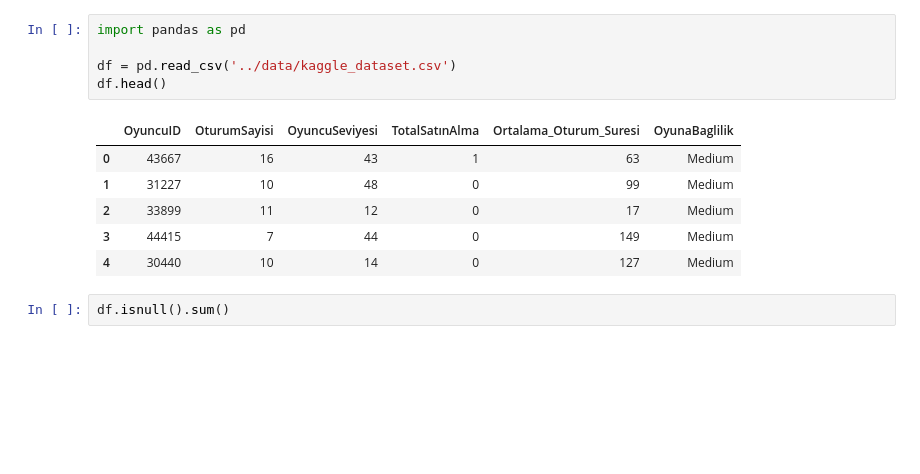
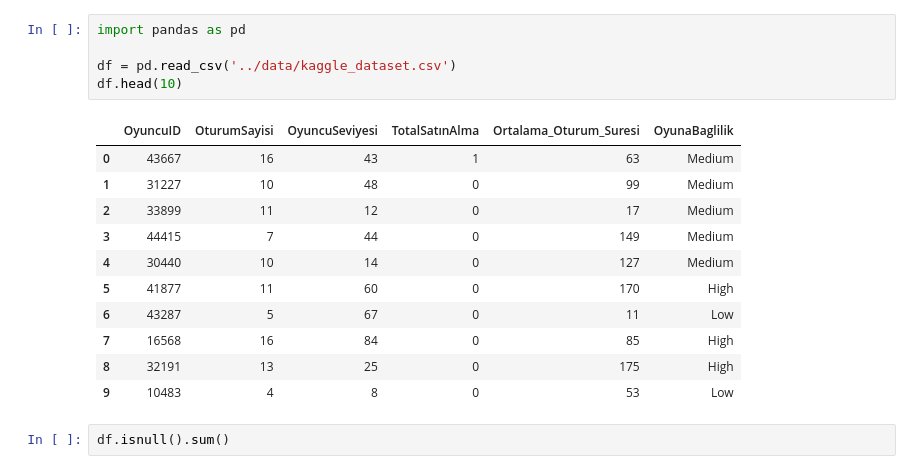
Before and after one commit to Eylulipekayd/Player-Churn-System, a Jupyter notebook: notebooks/kaggle_dataset_EDA.ipynb, the cells around one changed output. Cells and saved outputs as stored; diff of their text form; blank space fills up the shorter version.

```diff
--- a/notebooks/kaggle_dataset_EDA.ipynb
+++ b/notebooks/kaggle_dataset_EDA.ipynb
@@ -1,15 +1,20 @@
 # %%
 import pandas as pd
 
 df = pd.read_csv('../data/kaggle_dataset.csv')
-df.head()
+df.head(10)
 # %% [output]
 |  | OyuncuID | OturumSayisi | OyuncuSeviyesi | TotalSatınAlma | Ortalama_Oturum_Suresi | OyunaBaglilik |
 | 0 | 43667 | 16 | 43 | 1 | 63 | Medium |
 | 1 | 31227 | 10 | 48 | 0 | 99 | Medium |
 | 2 | 33899 | 11 | 12 | 0 | 17 | Medium |
 | 3 | 44415 | 7 | 44 | 0 | 149 | Medium |
 | 4 | 30440 | 10 | 14 | 0 | 127 | Medium |
+| 5 | 41877 | 11 | 60 | 0 | 170 | High |
+| 6 | 43287 | 5 | 67 | 0 | 11 | Low |
+| 7 | 16568 | 16 | 84 | 0 | 85 | High |
+| 8 | 32191 | 13 | 25 | 0 | 175 | High |
+| 9 | 10483 | 4 | 8 | 0 | 53 | Low |
 # %%
 df.isnull().sum()
 # %% [output]
```
Also changed, not shown: 1 other file.
